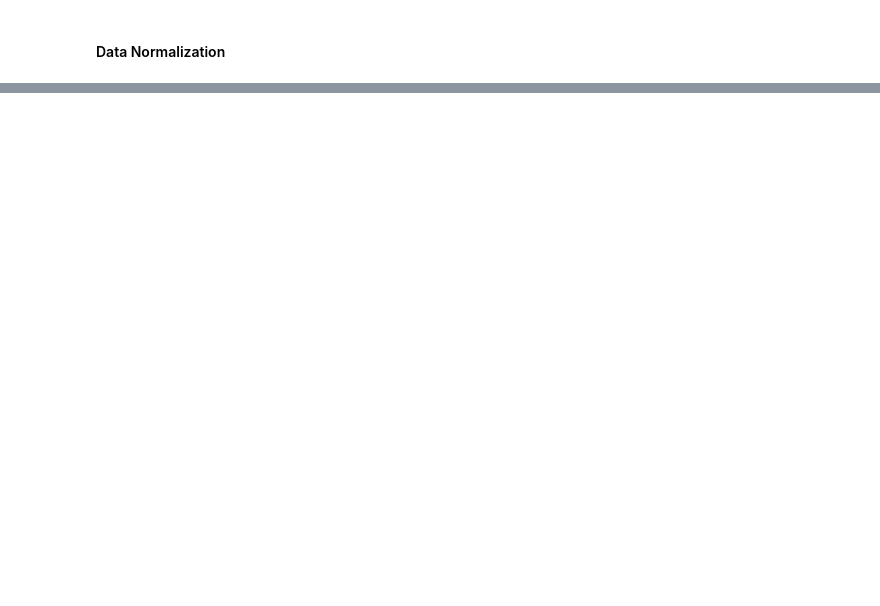
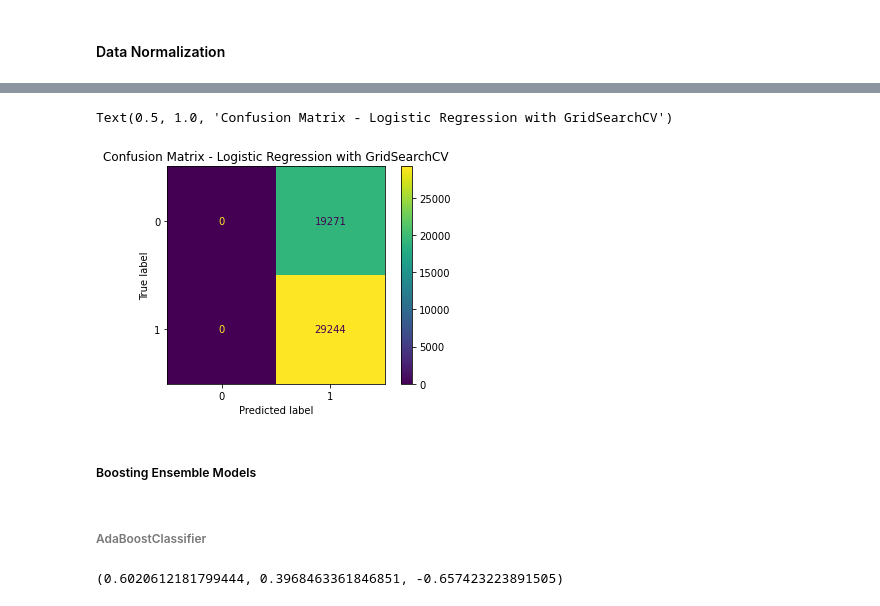
Before and after one commit to vinithajeeva/ai-ml-capstone-project, a Jupyter notebook: notebooks/Capstone_Project_Modeling.ipynb, the cells around one changed output, grey strips where cells are left out. Saved outputs shown, nothing was run; the diff lists cells and outputs as text; code cells hidden in the pictures; blank space fills up the shorter version.

```diff
--- a/notebooks/Capstone_Project_Modeling.ipynb
+++ b/notebooks/Capstone_Project_Modeling.ipynb
@@ -446,0 +191,4 @@ results_df
+# %%
+lgr_grid = GridSearchCV(LogisticRegression(random_state=42), param_grid= {'max_iter': [10, 30, 50, 100]}, cv=5)
+lgr_grid.fit(X, y)
+lgr_grid_preds = lgr_grid.predict(X)
@@ -446,0 +207,10 @@ results_df
+# %%
+disp = ConfusionMatrixDisplay.from_estimator(lgr_grid, X, y)
+disp.ax_.set_title('Confusion Matrix - Logistic Regression with GridSearchCV')
+# %% [output]
+Text(0.5, 1.0, 'Confusion Matrix - Logistic Regression with GridSearchCV')
+[figure, added]
+# %% [markdown]
+##### Boosting Ensemble Models
+# %% [markdown]
+###### AdaBoostClassifier
@@ -446,0 +221,4 @@ results_df
+# %%
+cross_val_score(ada, X, y, cv=5).mean(), mean_absolute_error(y, ada_preds), r2_score(y, ada_preds)
+# %% [output]
+(0.6020612181799444, 0.3968463361846851, -0.657423223891505)
```
Also changed, not shown: parts of 152 cells of this notebook.
